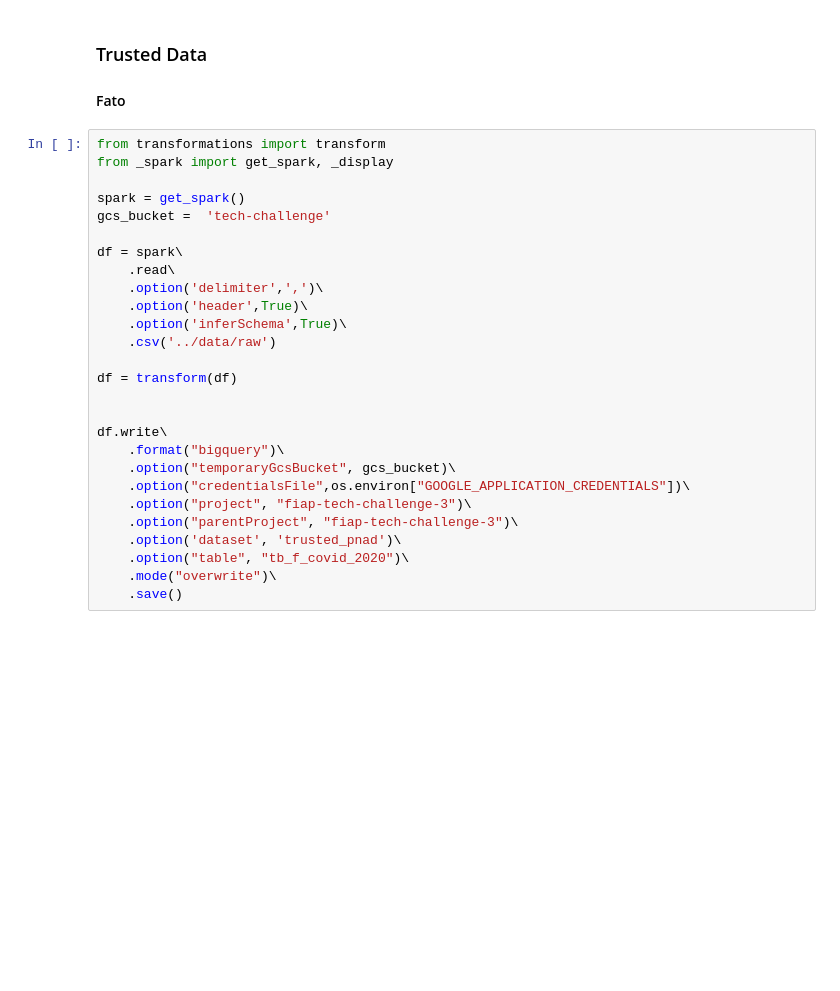
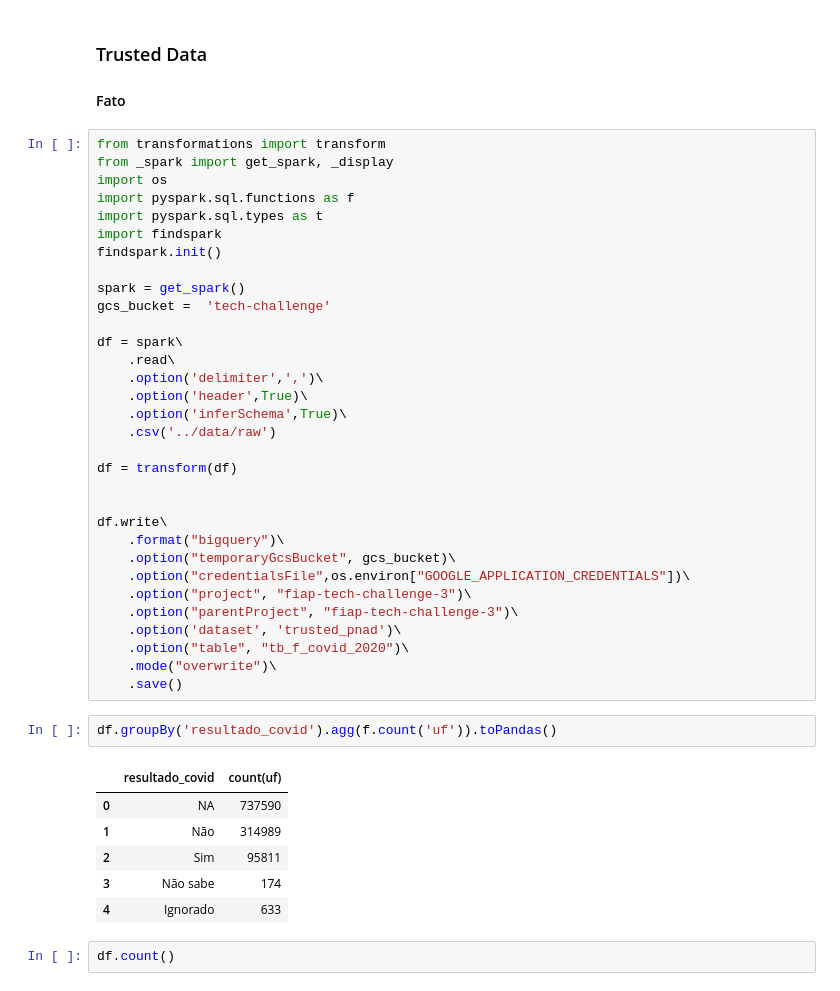
Before and after one commit to pehls/gp27_techchallenge_3, a Jupyter notebook: notebooks/001_gtrp_EDA.ipynb, the cells around one changed output. Cells and saved outputs as stored; diff of their text form; blank space fills up the shorter version.

```diff
--- a/notebooks/001_gtrp_EDA.ipynb
+++ b/notebooks/001_gtrp_EDA.ipynb
@@ -796,6 +801,11 @@ _sexo.write\
 # %%
 from transformations import transform
 from _spark import get_spark, _display
+import os
+import pyspark.sql.functions as f
+import pyspark.sql.types as t
+import findspark
+findspark.init()
 
 spark = get_spark()
 gcs_bucket =  'tech-challenge'
@@ -820,3 +830,14 @@ df.write\
     .option("table", "tb_f_covid_2020")\
     .mode("overwrite")\
     .save()
+# %%
+df.groupBy('resultado_covid').agg(f.count('uf')).toPandas()
+# %% [output]
+|  | resultado_covid | count(uf) |
+| 0 | NA | 737590 |
+| 1 | Não | 314989 |
+| 2 | Sim | 95811 |
+| 3 | Não sabe | 174 |
+| 4 | Ignorado | 633 |
+# %%
+df.count()
```
Also changed, not shown: parts of 1 cell of this notebook, 2 other files.
